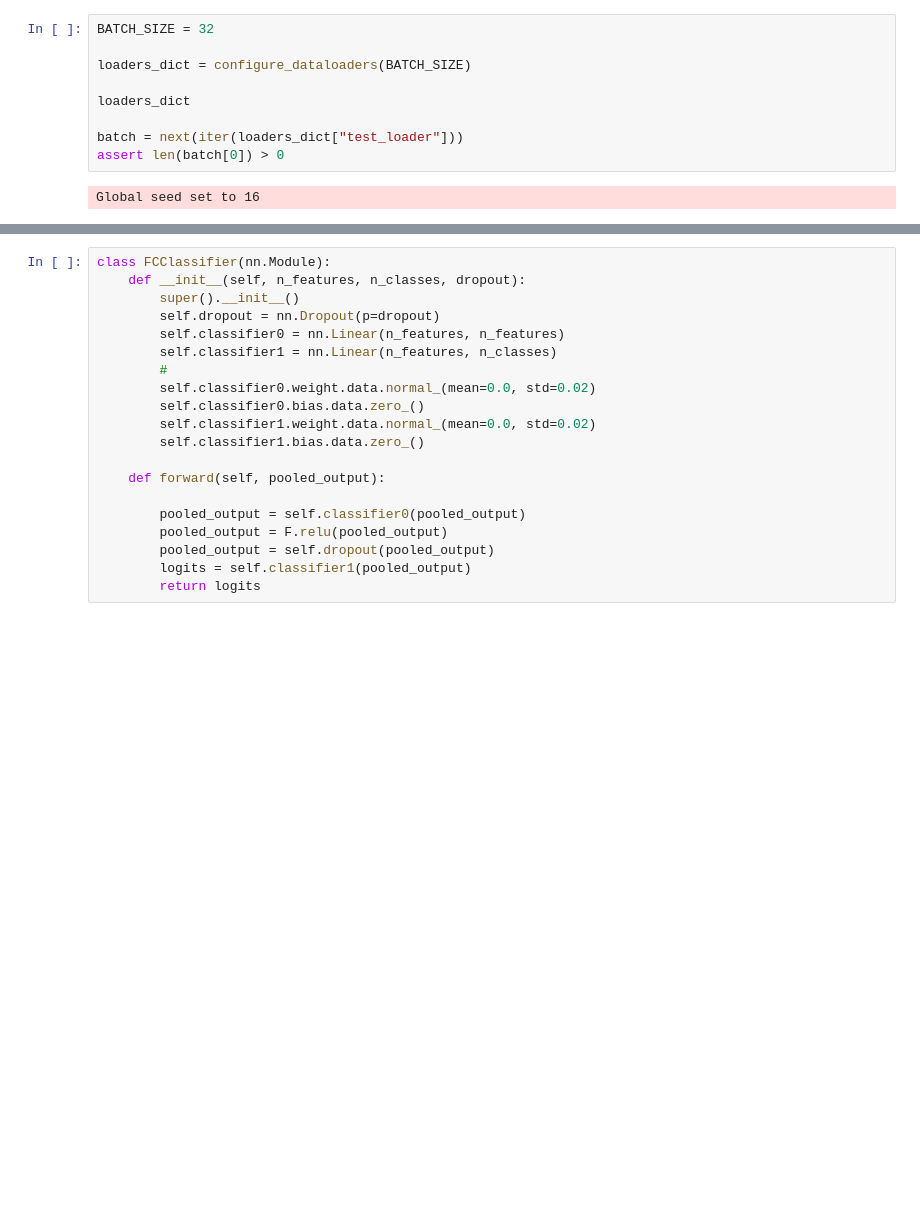
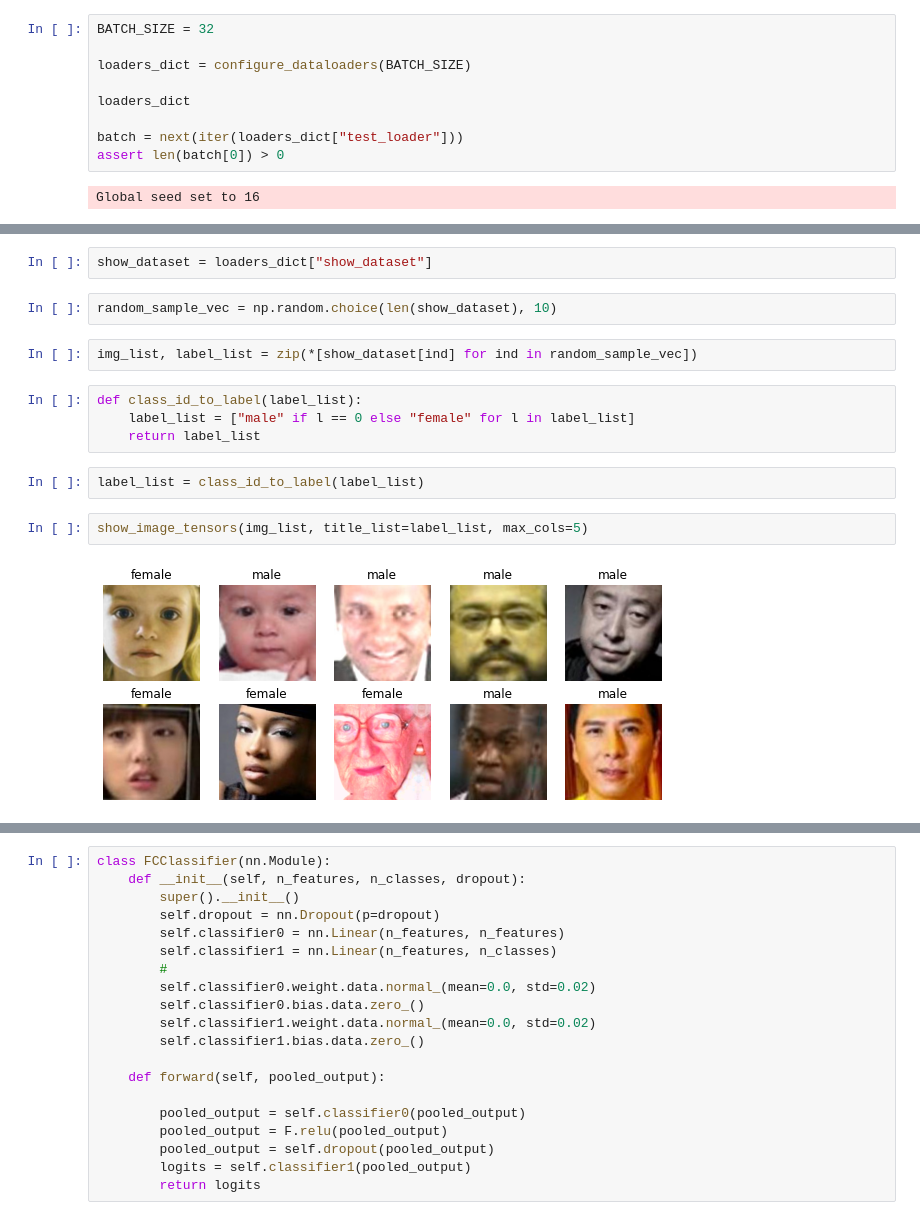
Before and after one commit to pgagarinov/pytorch-hyperlight, a Jupyter notebook: products/examples/face_image_classification_gender_vit_vs_efficientnet.ipynb, the cells around one changed output, grey strips where cells are left out. Saved outputs shown, nothing was run; the diff lists cells and outputs as text; blank space fills up the shorter version.

```diff
--- a/products/examples/face_image_classification_gender_vit_vs_efficientnet.ipynb
+++ b/products/examples/face_image_classification_gender_vit_vs_efficientnet.ipynb
@@ -164,0 +283,16 @@ Global seed set to 16
+# %%
+show_dataset = loaders_dict["show_dataset"]
+# %%
+random_sample_vec = np.random.choice(len(show_dataset), 10)
+# %%
+img_list, label_list = zip(*[show_dataset[ind] for ind in random_sample_vec])
+# %%
+def class_id_to_label(label_list):
+    label_list = ["male" if l == 0 else "female" for l in label_list]
+    return label_list
+# %%
+label_list = class_id_to_label(label_list)
+# %%
+show_image_tensors(img_list, title_list=label_list, max_cols=5)
+# %% [output]
+[figure, added]
```
Also changed, not shown: parts of 38 cells of this notebook, 3 other files.
